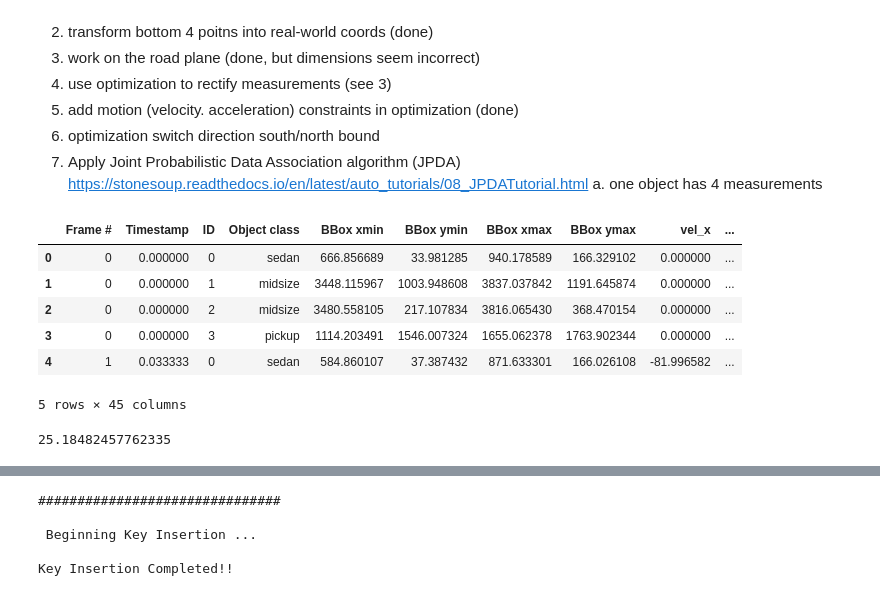
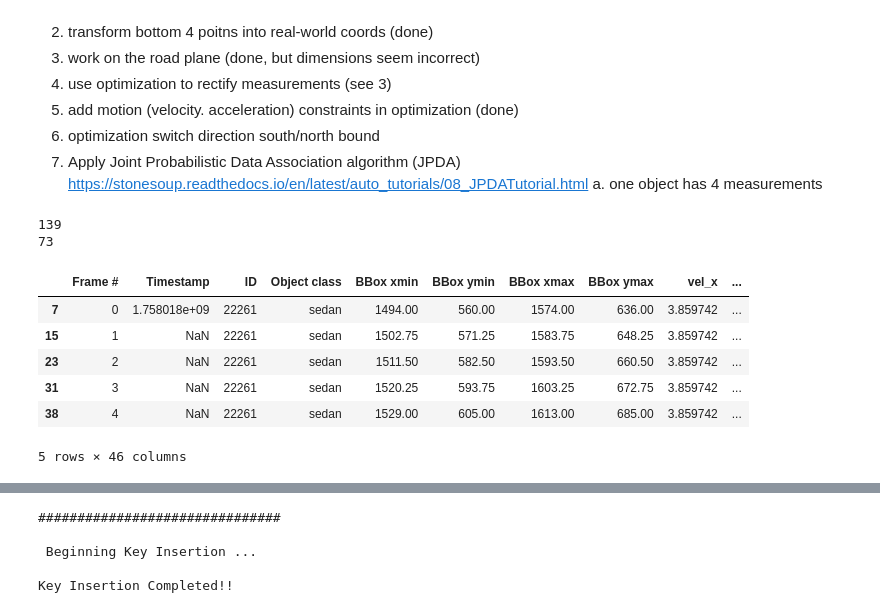
Before and after one commit to yanb514/I24-postprocessing, a Jupyter notebook: I24_3D_JPDA.ipynb, the cells around one changed output, grey strips where cells are left out. Saved outputs shown, nothing was run; the diff lists cells and outputs as text; code cells hidden in the pictures.

```diff
--- a/I24_3D_JPDA.ipynb
+++ b/I24_3D_JPDA.ipynb
@@ -25,21 +30,27 @@ import pandas as pd
 # %%
-data_path = pathlib.Path().absolute().joinpath('../2D to 3D conversion Examples April 2021')
-file_name = data_path.joinpath('record_p1c4_00000_track_outputs_3D.csv')
-df = utils.read_data(file_name,9)
+data_path = pathlib.Path().absolute().joinpath('../2D-3D May 2021')
+file_name = data_path.joinpath('record_p2c1_00001_track_outputs_corrected_3D.csv')
+df = utils.read_data(file_name,0)
 df = df.rename(columns={'bbrx': 'bblx', 'bblx': 'bbrx', 'fblx': 'fbrx', 'fbrx': 'fblx',
                        'bbry': 'bbly', 'bbly': 'bbry', 'fbly': 'fbry', 'fbry': 'fbly'})
-df['Timestamp'] = df['Frame #']/30
+# df['Timestamp'] = df['Frame #']/30
 path_vpts = data_path.joinpath('camera_calibration_points_I24_validation_system.csv')
-df = utils.calc_rr_coords(df, 'P2C4', path_vpts) # P1C4 good
-A = [36.003412, -86.608591] # south west side, so that x, y coords obey counterclockwise
+df = utils.calc_rr_coords(df, 'P2C1', path_vpts) # P1C4 good
+A = [36.004654, -86.609976] # south west side, so that x, y coords obey counterclockwise
 B = [36.002495, -86.607566]
 df = utils.calc_xy(df,A,B)
+print(len(df['ID'].unique()))
+df = utils.get_x_direction(df)
+df = df[df['direction']=='+']
+print(len(df['ID'].unique()))
 df.head()
 # %% [output]
+139
+73
 |  | Frame # | Timestamp | ID | Object class | BBox xmin | BBox ymin | BBox xmax | BBox ymax | vel_x | ... |
-| 0 | 0 | 0.000000 | 0 | sedan | 666.856689 | 33.981285 | 940.178589 | 166.329102 | 0.000000 | ... |
-| 1 | 0 | 0.000000 | 1 | midsize | 3448.115967 | 1003.948608 | 3837.037842 | 1191.645874 | 0.000000 | ... |
-| 2 | 0 | 0.000000 | 2 | midsize | 3480.558105 | 217.107834 | 3816.065430 | 368.470154 | 0.000000 | ... |
-| 3 | 0 | 0.000000 | 3 | pickup | 1114.203491 | 1546.007324 | 1655.062378 | 1763.902344 | 0.000000 | ... |
-| 4 | 1 | 0.033333 | 0 | sedan | 584.860107 | 37.387432 | 871.633301 | 166.026108 | -81.996582 | ... |
+| 7 | 0 | 1.758018e+09 | 22261 | sedan | 1494.00 | 560.00 | 1574.00 | 636.00 | 3.859742 | ... |
+| 15 | 1 | NaN | 22261 | sedan | 1502.75 | 571.25 | 1583.75 | 648.25 | 3.859742 | ... |
+| 23 | 2 | NaN | 22261 | sedan | 1511.50 | 582.50 | 1593.50 | 660.50 | 3.859742 | ... |
+| 31 | 3 | NaN | 22261 | sedan | 1520.25 | 593.75 | 1603.25 | 672.75 | 3.859742 | ... |
+| 38 | 4 | NaN | 22261 | sedan | 1529.00 | 605.00 | 1613.00 | 685.00 | 3.859742 | ... |
-5 rows × 45 columns
+5 rows × 46 columns
@@ -52,5 +56,0 @@ timestamps = Y1['Timestamp'].values
-# %%
-# Y1['Timestamp'].values[-1]-Y1['Timestamp'].values[0]
-(Y1['fbr_x'].values[-1]-Y1['fbr_x'].values[0])/(Y1['Timestamp'].values[-1]-Y1['Timestamp'].values[0])
-# %% [output]
-25.18482457762335
```
Also changed, not shown: parts of 14 cells of this notebook, 4 other files.
